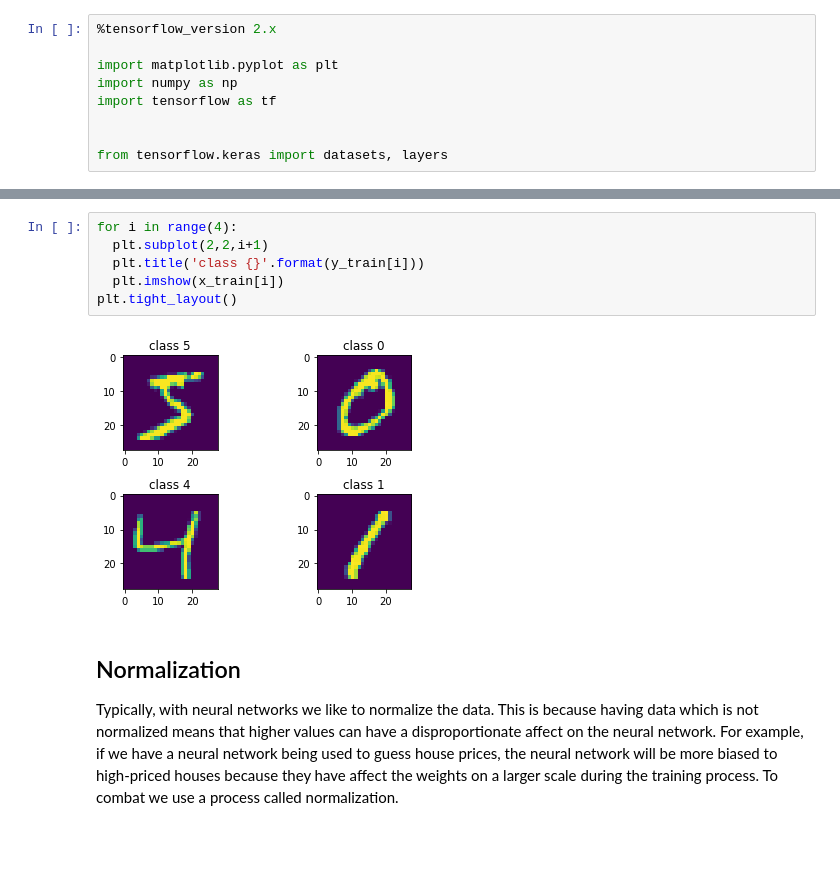
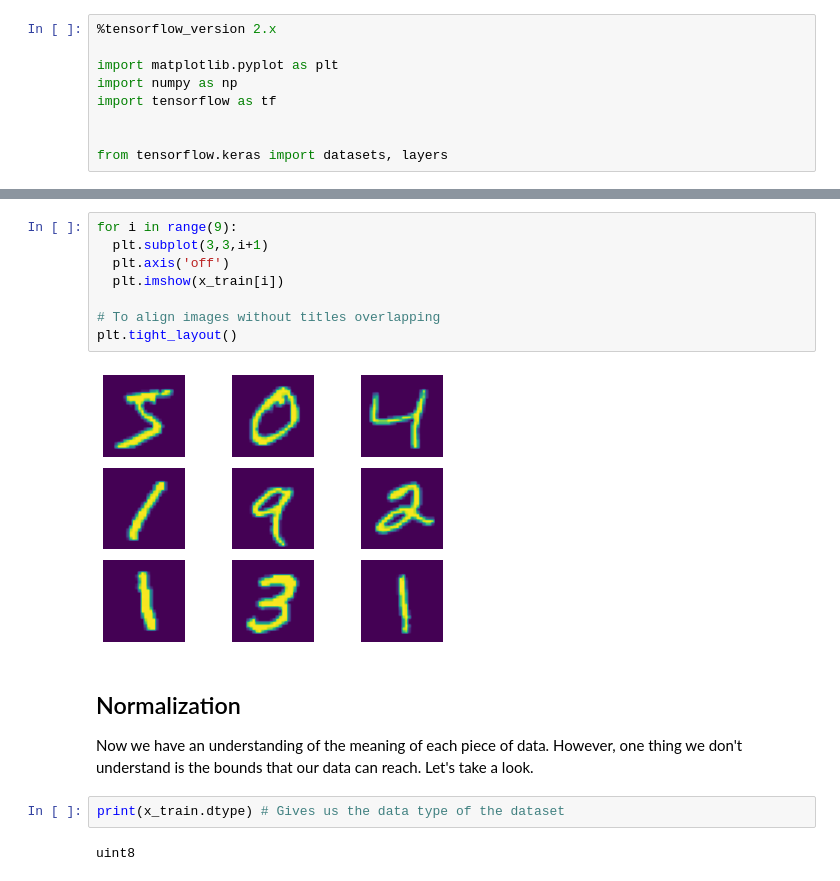
Before and after one commit to awassef/mnist_classifier, a Jupyter notebook: train.ipynb, the cells around one changed output, grey strips where cells are left out. Cells and saved outputs as stored; diff of their text form; blank space fills up the shorter version.

```diff
--- a/train.ipynb
+++ b/train.ipynb
@@ -27,11 +35,17 @@ Let's take a look at a few samples
 # %%
-for i in range(4):
-  plt.subplot(2,2,i+1)
-  plt.title('class {}'.format(y_train[i]))
+for i in range(9):
+  plt.subplot(3,3,i+1)
+  plt.axis('off')
   plt.imshow(x_train[i])
+
+# To align images without titles overlapping
 plt.tight_layout()
 # %% [output]
-[figure, old version]
+[figure, new version]
-# %% [markdown]
-## Normalization
-Typically, with neural networks we like to normalize the data. This is because having data which is not normalized means that higher values can have a disproportionate affect on the neural network. For example, if we have a neural network being used to guess house prices, the neural network will be more biased to high-priced houses because they have affect the weights on a larger scale during the training process. To combat we use a process called normalization.
+# %% [markdown]
+## Normalization
+Now we have an understanding of the meaning of each piece of data. However, one thing we don't understand is the bounds that our data can reach. Let's take a look.
+# %%
+print(x_train.dtype) # Gives us the data type of the dataset
+# %% [output]
+uint8
```
Also changed, not shown: parts of 19 cells of this notebook.
